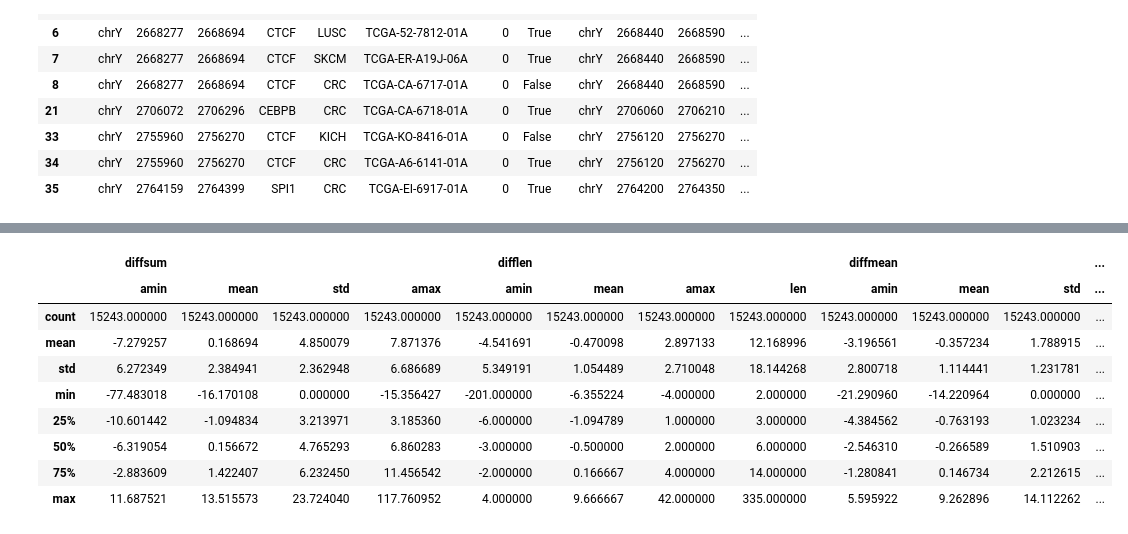
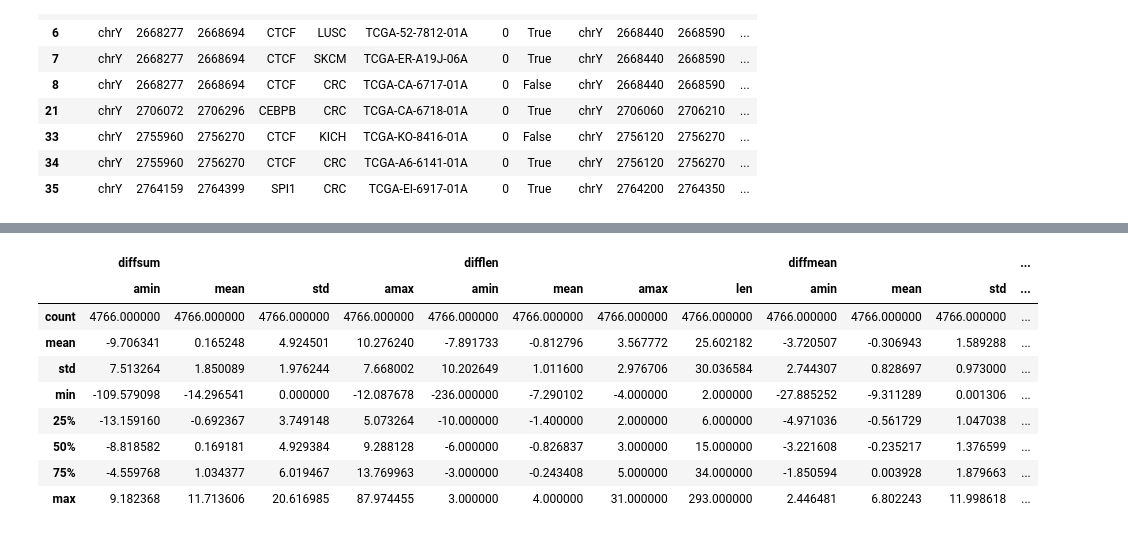
Before and after one commit to rnpandya/rstuff, a Jupyter notebook: regmut/regmut2.ipynb, the cells around one changed output, grey strips where cells are left out. Saved outputs shown, nothing was run; the diff lists cells and outputs as text; code cells hidden in the pictures.

```diff
--- a/regmut/regmut2.ipynb
+++ b/regmut/regmut2.ipynb
@@ -20,3 +57,12 @@ tfbs = pd.read_table('c:/ravip/encode/wgEncodeRegTfbsClusteredV3.bed.gz',
+# %%
+# join them all!
+x = tfbsx.merge(tfmeta[['expt','cell']], how='left', on='expt')
+x = x.rename(columns={'cell':'Cell'}).merge(celltypes[['Cell','Tissue']], how='left', on='Cell')
+x = x.merge(celltissue, how='left', on='Tissue')
+x = x.merge(tcgatypes, how='left', on='TissueType')
+x = {g: tfs[['seqname','start','end','gene']].drop_duplicates() for g, tfs in x.groupby('cancer')}
+tfbs_bycancer = x
+print len(tfbs.start), {c: len(df.start) for c, df in tfbs_bycancer.iteritems()}
 # %%
 dna = pd.read_table('d:/sequence/pancan/tcga505/mutations.tsv.gz', dtype={'chr': np.character})
 dna_rnd = pd.read_table('d:/sequence/pancan/tcga505/randomised_TCGA505_toshare.txt.gz',
@@ -35,6 +81,9 @@ h.close()
 # reduce tfbs to those for which we have matrices
 print len(set(tfbs['gene'])), len(set(jaspar.keys())), len(set(tfbs['gene']).intersection(set(jaspar.keys())))
 common = set(tfbs['gene']).intersection(set(jaspar.keys()))
-tfbs2 = tfbs[tfbs['gene'].apply(lambda g: g in common)]
+tfbs2 = tfbs[tfbs.gene.isin(common)]
+tfbs_bycancer2 = {c: tf[tf.gene.isin(common)] for c,tf in tfbs_bycancer.iteritems()}
+tfbs_bycancer2['CRC'] = tfbs_bycancer2['COAD']
+print len(tfbs2.start), {c: len(tf.start) for c, tf in tfbs_bycancer2.iteritems()}
 # %% [output]
 161 196 80
@@ -67,6 +117,10 @@ def merge_regions(df1, cols1, df2, cols2):
 # find TF binding regions matching mutations
 mut_tf = merge_regions(dna_all, ['chr', 'pos', 'pos', 'ref_allele', 'var_allele', 'cancer', 'barcode', 'rnd'],
                        tfbs2, ['seqname', 'start', 'end', 'gene'])
+# %%
+# find TF binding regions matching mutations - using only TFs in tissues for cancer type
+mut_tf = pd.concat([merge_regions(dna_c, ['chr', 'pos', 'pos', 'ref_allele', 'var_allele', 'cancer', 'barcode', 'rnd'],
+                       tfbs_bycancer2[c], ['seqname', 'start', 'end', 'gene']) for c, dna_c in dna_all.groupby('cancer')])
 # %%
 # score TF binding to mutation using TF matrix
 def score_mut(m):
@@ -195,5 +249,5 @@ mut_tf_prom_thurman[:10]
 | 35 | chrY | 2764159 | 2764399 | SPI1 | CRC | TCGA-EI-6917-01A | 0 | True | chrY | 2764200 | 2764350 | ... |
 # %%
 # switch enhancer maps
-mut_tf_prom = mut_tf_prom_thurman
-thurmangene.describe()
+mut_tf_prom = mut_tf_prom_ernst
+#thurmangene.describe()
@@ -278,21 +320,22 @@ x.sort(['cancer', 'ranklen']).to_csv('mut_tf_prom_cancer.txt',index=False)
 # [He] significant in a couple of cancers, nothing pops out as a clear signal
 # [Ernst, Thurman] nothing significant
 # %%
+x = mut_tf_prom_barcode
 x = x.groupby('gene_name')
 x = x.aggregate({'difflen': [np.min, np.mean, np.max, len],
                  'diffmean': [np.min, np.mean, np.std, np.max],
                  'diffsum': [np.min, np.mean, np.std, np.max]})
 x = x.fillna(0)
 x = x[x[('difflen','len')] > 1]
 x.describe()
 # %% [output]
 |  | diffsum |  |  |  | difflen |  |  |  | diffmean |  |  | ... |
 |  | amin | mean | std | amax | amin | mean | amax | len | amin | mean | std | ... |
-| count | 15243.000000 | 15243.000000 | 15243.000000 | 15243.000000 | 15243.000000 | 15243.000000 | 15243.000000 | 15243.000000 | 15243.000000 | 15243.000000 | 15243.000000 | ... |
-| mean | -7.279257 | 0.168694 | 4.850079 | 7.871376 | -4.541691 | -0.470098 | 2.897133 | 12.168996 | -3.196561 | -0.357234 | 1.788915 | ... |
-| std | 6.272349 | 2.384941 | 2.362948 | 6.686689 | 5.349191 | 1.054489 | 2.710048 | 18.144268 | 2.800718 | 1.114441 | 1.231781 | ... |
-| min | -77.483018 | -16.170108 | 0.000000 | -15.356427 | -201.000000 | -6.355224 | -4.000000 | 2.000000 | -21.290960 | -14.220964 | 0.000000 | ... |
-| 25% | -10.601442 | -1.094834 | 3.213971 | 3.185360 | -6.000000 | -1.094789 | 1.000000 | 3.000000 | -4.384562 | -0.763193 | 1.023234 | ... |
-| 50% | -6.319054 | 0.156672 | 4.765293 | 6.860283 | -3.000000 | -0.500000 | 2.000000 | 6.000000 | -2.546310 | -0.266589 | 1.510903 | ... |
-| 75% | -2.883609 | 1.422407 | 6.232450 | 11.456542 | -2.000000 | 0.166667 | 4.000000 | 14.000000 | -1.280841 | 0.146734 | 2.212615 | ... |
-| max | 11.687521 | 13.515573 | 23.724040 | 117.760952 | 4.000000 | 9.666667 | 42.000000 | 335.000000 | 5.595922 | 9.262896 | 14.112262 | ... |
+| count | 4766.000000 | 4766.000000 | 4766.000000 | 4766.000000 | 4766.000000 | 4766.000000 | 4766.000000 | 4766.000000 | 4766.000000 | 4766.000000 | 4766.000000 | ... |
+| mean | -9.706341 | 0.165248 | 4.924501 | 10.276240 | -7.891733 | -0.812796 | 3.567772 | 25.602182 | -3.720507 | -0.306943 | 1.589288 | ... |
+| std | 7.513264 | 1.850089 | 1.976244 | 7.668002 | 10.202649 | 1.011600 | 2.976706 | 30.036584 | 2.744307 | 0.828697 | 0.973000 | ... |
+| min | -109.579098 | -14.296541 | 0.000000 | -12.087678 | -236.000000 | -7.290102 | -4.000000 | 2.000000 | -27.885252 | -9.311289 | 0.001306 | ... |
+| 25% | -13.159160 | -0.692367 | 3.749148 | 5.073264 | -10.000000 | -1.400000 | 2.000000 | 6.000000 | -4.971036 | -0.561729 | 1.047038 | ... |
+| 50% | -8.818582 | 0.169181 | 4.929384 | 9.288128 | -6.000000 | -0.826837 | 3.000000 | 15.000000 | -3.221608 | -0.235217 | 1.376599 | ... |
+| 75% | -4.559768 | 1.034377 | 6.019467 | 13.769963 | -3.000000 | -0.243408 | 5.000000 | 34.000000 | -1.850594 | 0.003928 | 1.879663 | ... |
+| max | 9.182368 | 11.713606 | 20.616985 | 87.974455 | 3.000000 | 4.000000 | 31.000000 | 293.000000 | 2.446481 | 6.802243 | 11.998618 | ... |
```
Also changed, not shown: parts of 21 cells of this notebook.
